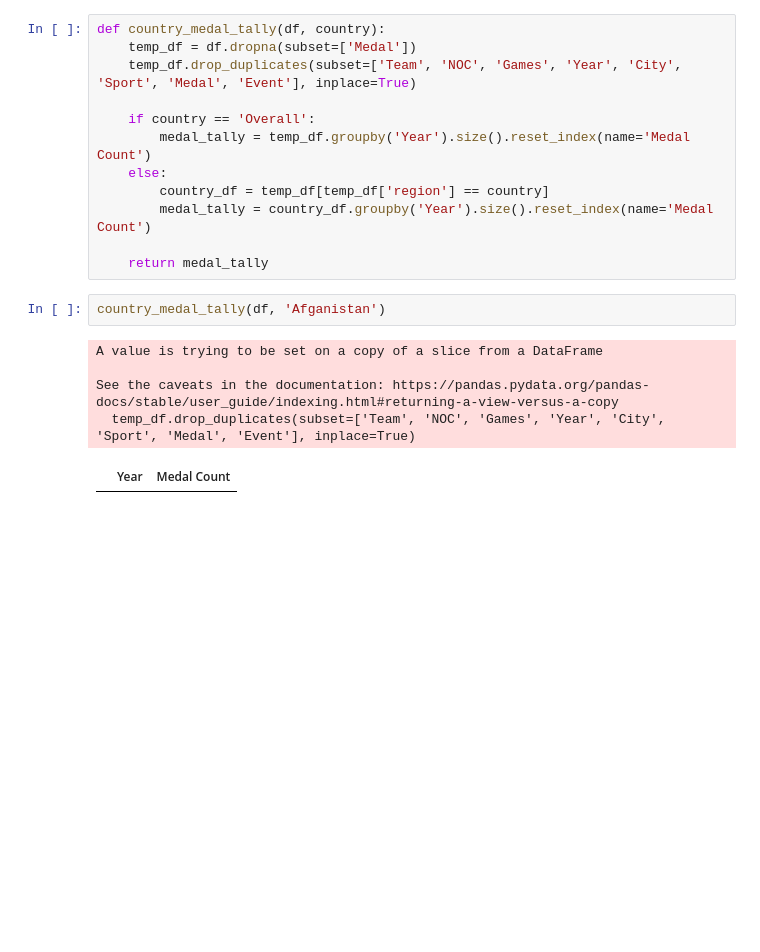
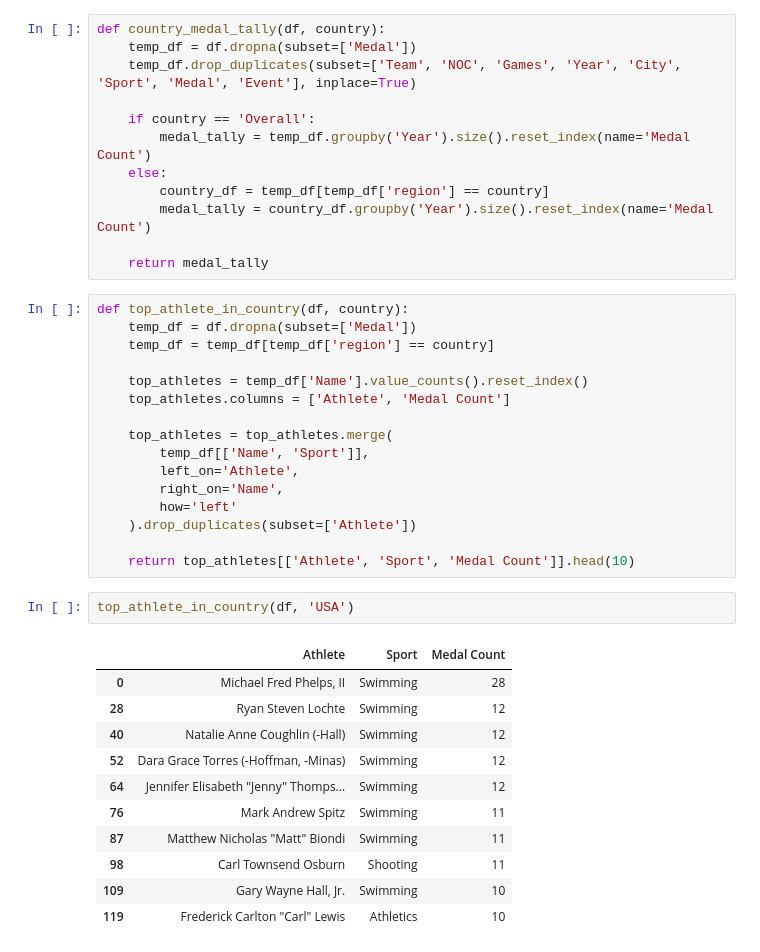
Before and after one commit to shreeharshshinde/olympic-analysis, a Jupyter notebook: olympic-analysis.ipynb, the cells around one changed output. Saved outputs shown, nothing was run; the diff lists cells and outputs as text; blank space fills up the shorter version.

Commit message:
country-wise analysis

```diff
--- a/olympic-analysis.ipynb
+++ b/olympic-analysis.ipynb
@@ -402,10 +402,32 @@ def country_medal_tally(df, country):
 
     return medal_tally
 # %%
-country_medal_tally(df, 'Afganistan')
+def top_athlete_in_country(df, country):
+    temp_df = df.dropna(subset=['Medal'])
+    temp_df = temp_df[temp_df['region'] == country]
+
+    top_athletes = temp_df['Name'].value_counts().reset_index()
+    top_athletes.columns = ['Athlete', 'Medal Count']
+
+    top_athletes = top_athletes.merge(
+        temp_df[['Name', 'Sport']],
+        left_on='Athlete',
+        right_on='Name',
+        how='left'
+    ).drop_duplicates(subset=['Athlete'])
+
+    return top_athletes[['Athlete', 'Sport', 'Medal Count']].head(10)
-# %% [output]
-A value is trying to be set on a copy of a slice from a DataFrame
-
-See the caveats in the documentation: https://pandas.pydata.org/pandas-docs/stable/user_guide/indexing.html#returning-a-view-versus-a-copy
-  temp_df.drop_duplicates(subset=['Team', 'NOC', 'Games', 'Year', 'City', 'Sport', 'Medal', 'Event'], inplace=True)
-|  | Year | Medal Count |
+# %%
+top_athlete_in_country(df, 'USA')
+# %% [output]
+|  | Athlete | Sport | Medal Count |
+| 0 | Michael Fred Phelps, II | Swimming | 28 |
+| 28 | Ryan Steven Lochte | Swimming | 12 |
+| 40 | Natalie Anne Coughlin (-Hall) | Swimming | 12 |
+| 52 | Dara Grace Torres (-Hoffman, -Minas) | Swimming | 12 |
+| 64 | Jennifer Elisabeth "Jenny" Thomps... | Swimming | 12 |
+| 76 | Mark Andrew Spitz | Swimming | 11 |
+| 87 | Matthew Nicholas "Matt" Biondi | Swimming | 11 |
+| 98 | Carl Townsend Osburn | Shooting | 11 |
+| 109 | Gary Wayne Hall, Jr. | Swimming | 10 |
+| 119 | Frederick Carlton "Carl" Lewis | Athletics | 10 |
```
Also changed, not shown: 2 other files.
